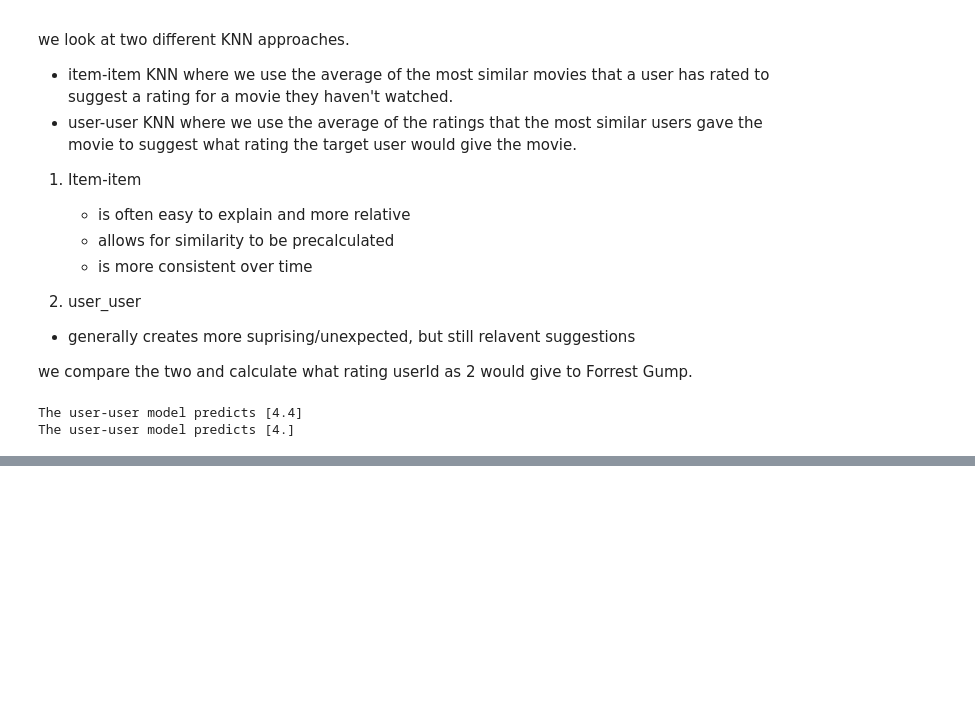
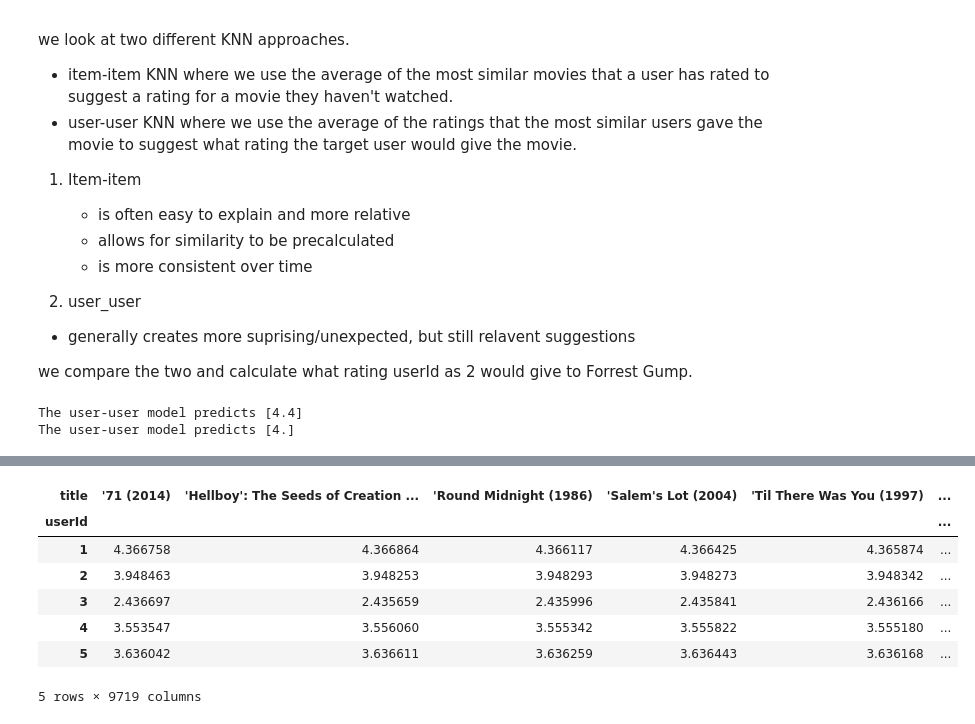
Before and after one commit to wsunshine/MachineLearning, a Jupyter notebook: RecommendationEngine_MovieRating.ipynb, the cells around one changed output, grey strips where cells are left out. Drawn from its saved outputs; the diff is of its cells as text; code cells hidden in the pictures; blank space fills up the shorter version.

```diff
--- a/RecommendationEngine_MovieRating.ipynb
+++ b/RecommendationEngine_MovieRating.ipynb
@@ -696,0 +783,24 @@ targetUsers_x.shape
+# %%
+from scipy.sparse.linalg import svds
+U, sigma, Vt = svds(user_ratings_table_normed)
+# Convert sigma into a diagonal matrix
+sigma = np.diag(sigma)
+# %%
+# compare the recalculated matrix and the original one
+# Dot product of result and Vt
+U_sigma_Vt =np.dot(np.dot(U,sigma),Vt)
+# Add back the average rating
+uncentered_ratings = U_sigma_Vt+avg_ratings.values.reshape(-1,1)
+calc_pred_ratings_df =pd.DataFrame(uncentered_ratings,
+             index = user_ratings_table_normed.index,
+             columns = user_ratings_table_normed.columns)
+calc_pred_ratings_df.head()
+# %% [output]
+| title | '71 (2014) | 'Hellboy': The Seeds of Creation ... | 'Round Midnight (1986) | 'Salem's Lot (2004) | 'Til There Was You (1997) | ... |
+| userId |  |  |  |  |  | ... |
+| 1 | 4.366758 | 4.366864 | 4.366117 | 4.366425 | 4.365874 | ... |
+| 2 | 3.948463 | 3.948253 | 3.948293 | 3.948273 | 3.948342 | ... |
+| 3 | 2.436697 | 2.435659 | 2.435996 | 2.435841 | 2.436166 | ... |
+| 4 | 3.553547 | 3.556060 | 3.555342 | 3.555822 | 3.555180 | ... |
+| 5 | 3.636042 | 3.636611 | 3.636259 | 3.636443 | 3.636168 | ... |
+5 rows × 9719 columns
```
Also changed, not shown: parts of 22 cells of this notebook.
